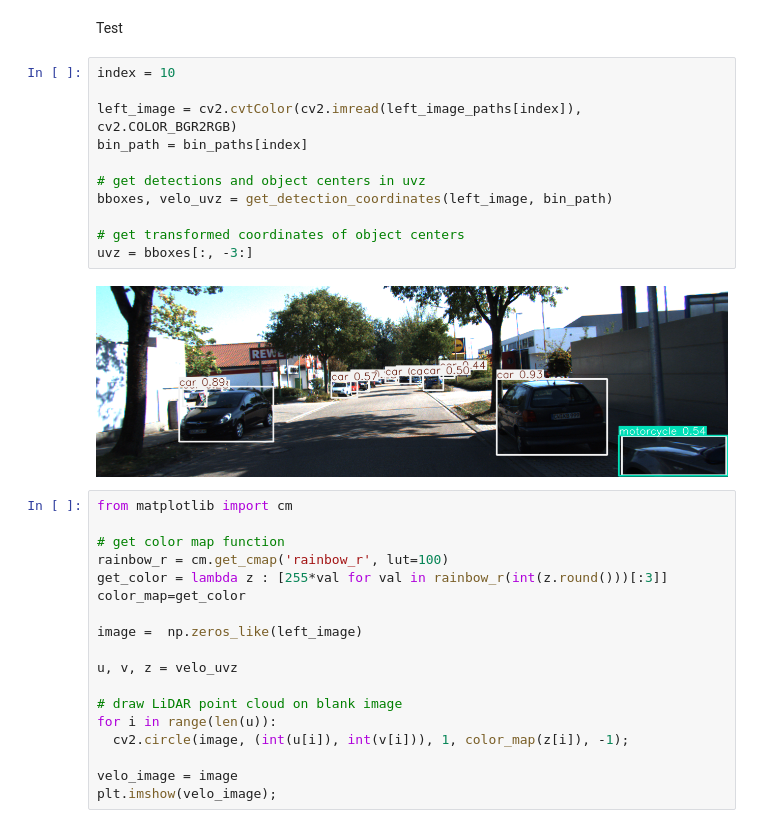
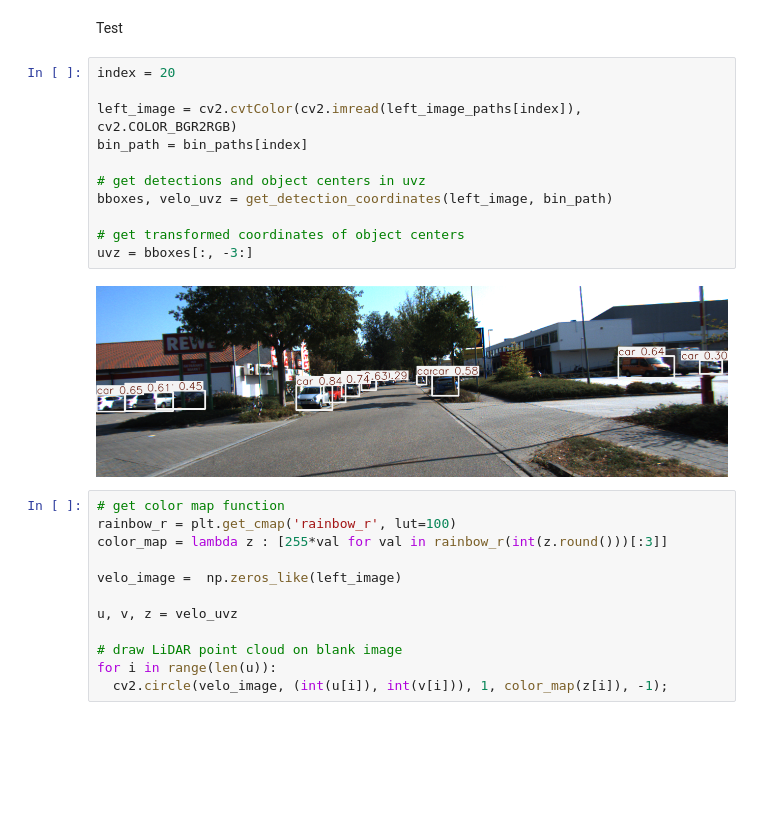
Before and after one commit to A44em/KITTI, a Jupyter notebook: KITTI_Camera_LiDAR.ipynb, the cells around one changed output. Saved outputs shown, nothing was run; the diff lists cells and outputs as text; blank space fills up the shorter version.

```diff
--- a/KITTI_Camera_LiDAR.ipynb
+++ b/KITTI_Camera_LiDAR.ipynb
@@ -306,36 +306,30 @@ def get_detection_coordinates(image, bin_path, draw_boxes=True, draw_depth=True)
 # %% [markdown]
 Test
 # %%
-index = 10
+index = 20
 
 left_image = cv2.cvtColor(cv2.imread(left_image_paths[index]), cv2.COLOR_BGR2RGB)
 bin_path = bin_paths[index]
 
 # get detections and object centers in uvz
 bboxes, velo_uvz = get_detection_coordinates(left_image, bin_path)
 
 # get transformed coordinates of object centers
 uvz = bboxes[:, -3:]
 # %% [output]
-[figure, old version]
+[figure, new version]
 # %%
-from matplotlib import cm
+# get color map function
+rainbow_r = plt.get_cmap('rainbow_r', lut=100)
+color_map = lambda z : [255*val for val in rainbow_r(int(z.round()))[:3]]
 
-# get color map function
-rainbow_r = cm.get_cmap('rainbow_r', lut=100)
-get_color = lambda z : [255*val for val in rainbow_r(int(z.round()))[:3]]
-color_map=get_color
-
-image =  np.zeros_like(left_image)
+velo_image =  np.zeros_like(left_image)
 
 u, v, z = velo_uvz
 
 # draw LiDAR point cloud on blank image
 for i in range(len(u)):
-  cv2.circle(image, (int(u[i]), int(v[i])), 1, color_map(z[i]), -1);
-
-velo_image = image
-plt.imshow(velo_image);
+  cv2.circle(velo_image, (int(u[i]), int(v[i])), 1, color_map(z[i]), -1);
 # %%
 %matplotlib inline
 plt.rcParams["figure.figsize"] = (20, 10)
```
Also changed, not shown: parts of 5 cells of this notebook.
